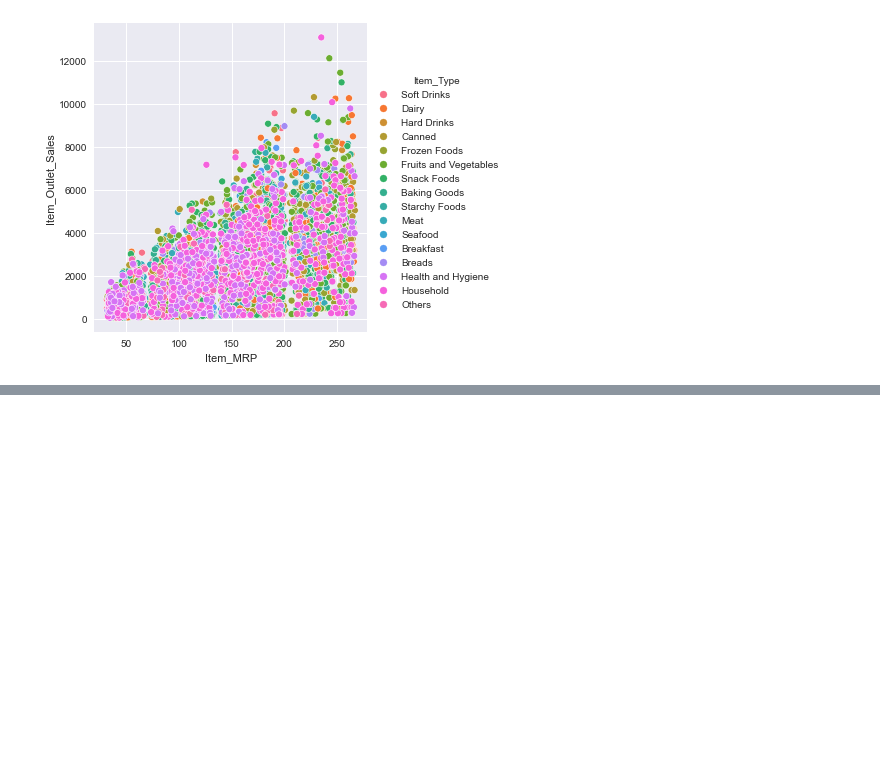
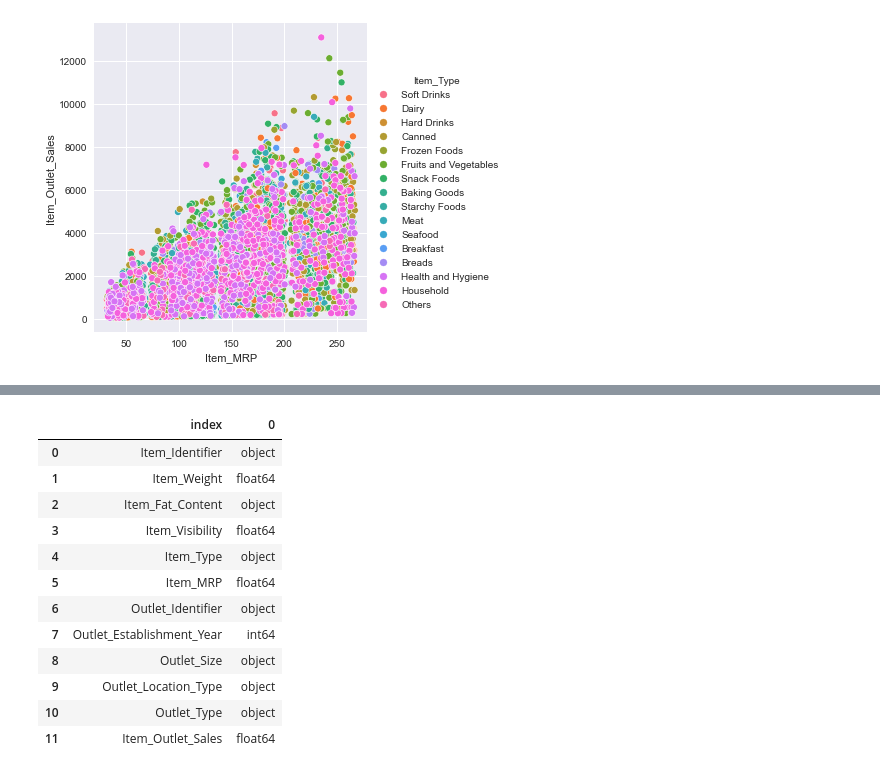
Before and after one commit to Elmatinho/predicciones-ventas, a Jupyter notebook: predicciones_ventas.ipynb, the cells around one changed output, grey strips where cells are left out. Saved outputs shown, nothing was run; the diff lists cells and outputs as text; code cells hidden in the pictures; blank space fills up the shorter version.

```diff
--- a/predicciones_ventas.ipynb
+++ b/predicciones_ventas.ipynb
@@ -416,0 +464,18 @@ sns.relplot(data=predicciones_without_nan,x='Item_MRP',y='Item_Outlet_Sales',hue
+# %%
+data=pd.DataFrame(predicciones_without_nan.dtypes)
+data=data.reset_index()
+data
+# %% [output]
+|  | index | 0 |
+| 0 | Item_Identifier | object |
+| 1 | Item_Weight | float64 |
+| 2 | Item_Fat_Content | object |
+| 3 | Item_Visibility | float64 |
+| 4 | Item_Type | object |
+| 5 | Item_MRP | float64 |
+| 6 | Outlet_Identifier | object |
+| 7 | Outlet_Establishment_Year | int64 |
+| 8 | Outlet_Size | object |
+| 9 | Outlet_Location_Type | object |
+| 10 | Outlet_Type | object |
+| 11 | Item_Outlet_Sales | float64 |
```
Also changed, not shown: parts of 16 cells of this notebook.
